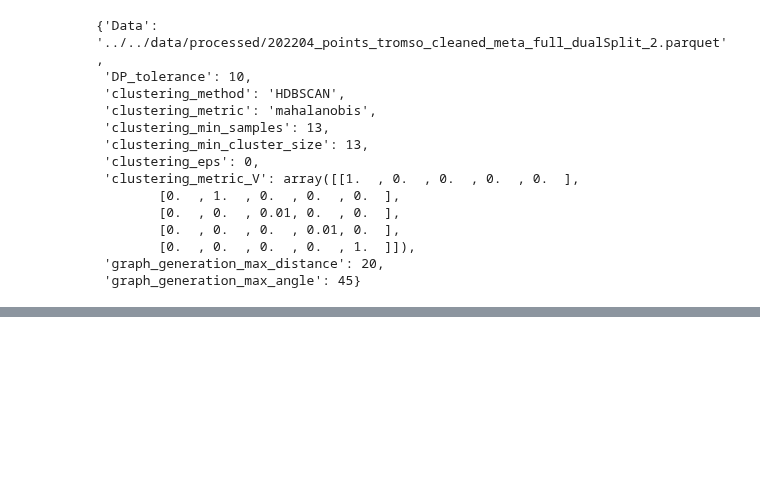
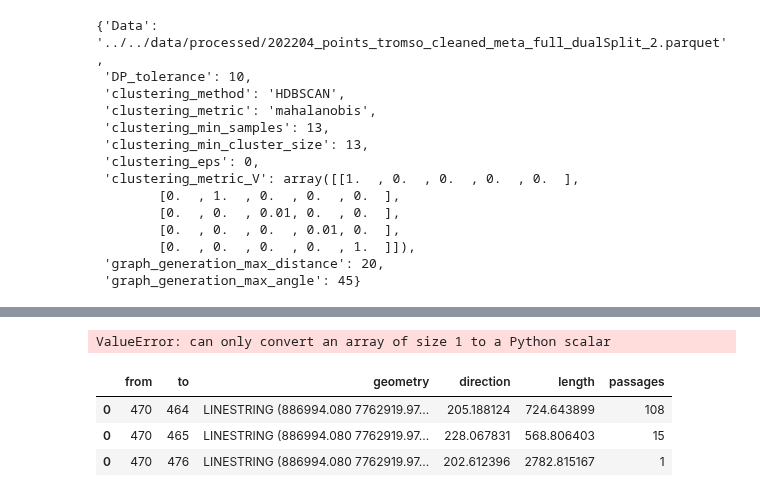
Before and after one commit to vhffm/maritime_route_prediction, a Jupyter notebook: src/models/M3_predict_MOGen.ipynb, the cells around one changed output, grey strips where cells are left out. Saved outputs shown, nothing was run; the diff lists cells and outputs as text; code cells hidden in the pictures; blank space fills up the shorter version.

```diff
--- a/src/models/M3_predict_MOGen.ipynb
+++ b/src/models/M3_predict_MOGen.ipynb
@@ -157,24 +138,15 @@ for key, val in sorted_predictions.items():
 # %%
-# plot network and basemap
-map = network.map_graph(pruned=True, min_passages=3, center=[69, 19])  #tromso: center=[69, 19]
-
-# plot prediction and ground truth
-selection = [1]
-for i in selection:
-    mmsi = training_data['mmsi'].iloc[i]
-    predicted_path = [130, 129, 128, 4, 349, 323, 388, 393, 389, 414, 413, 412, 411, 410, 417, 419, 418, 421, 420, 446, 455, 459, 483, 482, 481, 489, 499, 501, 500, 519, 523, 522, 524, 533, 532, 531, 530, 526, 525, 404, 405, 176, 151, 152, 141, 142]
-    true_path = training_paths[1]
-    true_path_line = geometry_utils.get_geo_df(true_path, network.waypoint_connections)
-    predicted_path_line = geometry_utils.get_geo_df(predicted_path, network.waypoint_connections)
-    #predicted_path_line['SSPD'] = eval_results['SSPD'].iloc[i]
-    trajectory = network.trajectories.get_trajectory(mmsi).to_line_gdf()
-
-    map = trajectory[['mmsi', 'geometry', 'skipsgruppe', 'length', 'bredde']].explore(m=map, style_kwds={'weight':3, 'color':'black', 'opacity':1},
-                                                                                      name=f'{mmsi} trajectory')
-    map = true_path_line.explore(m=map, style_kwds={'weight':3, 'color':'cyan', 'opacity':1},
-                               name=f'{mmsi} closest path')
-    map = predicted_path_line.explore(m=map, style_kwds={'weight':3, 'color':'yellow', 'opacity':1},
-                                   name=f'{mmsi} prediction')
-
-folium.LayerControl().add_to(map)
-map.save('../../reports/maps/'+model_name+'_predictions_MOGen.html')
+map = mogen.plot_predictions(predictions, start_node, trajectory, true_path, network, min_passages=3, opacity=0.2, center=[69, 19])
+map.save('../../reports/maps/'+model_name+'_MOGen_predictions.html')
+print(f'Map saved under {"../../reports/maps/"+model_name+"_MOGen_predictions.html"}')
+# %% [output]
+ValueError: can only convert an array of size 1 to a Python scalar
+# %%
+wpc = network.waypoint_connections
+# %%
+wpc[wpc['from'] == 470]
+# %% [output]
+|  | from | to | geometry | direction | length | passages |
+| 0 | 470 | 464 | LINESTRING (886994.080 7762919.97... | 205.188124 | 724.643899 | 108 |
+| 0 | 470 | 465 | LINESTRING (886994.080 7762919.97... | 228.067831 | 568.806403 | 15 |
+| 0 | 470 | 476 | LINESTRING (886994.080 7762919.97... | 202.612396 | 2782.815167 | 1 |
```
Also changed, not shown: parts of 12 cells of this notebook, 10 other files.
